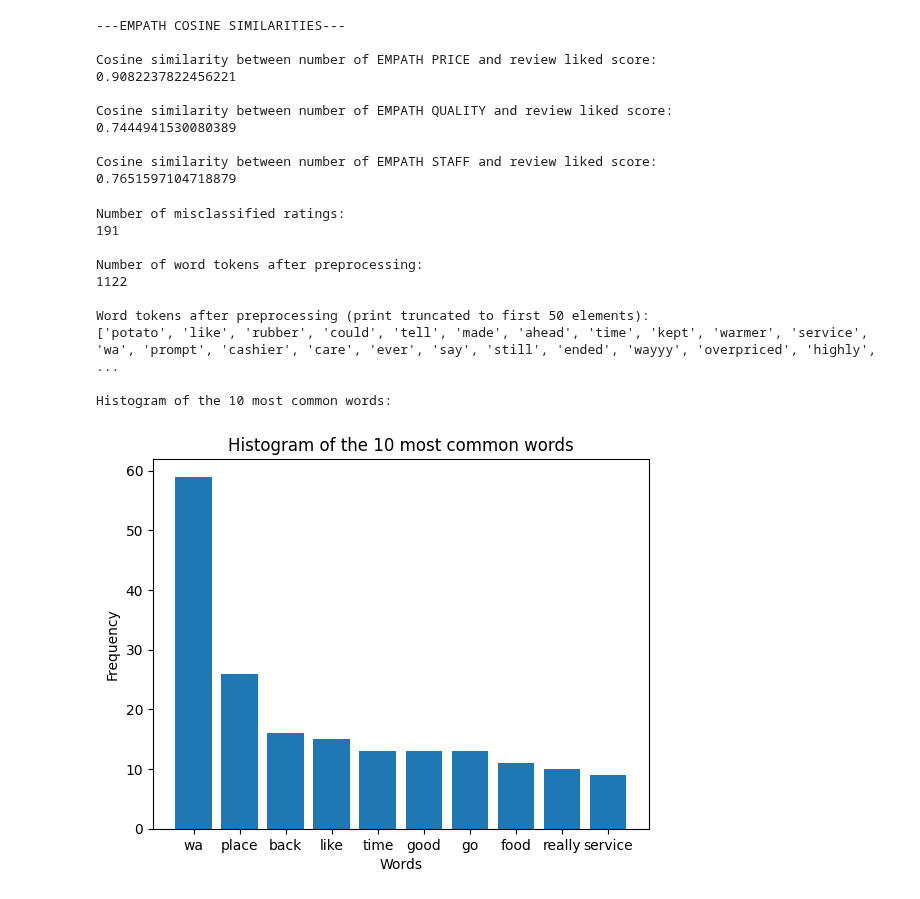
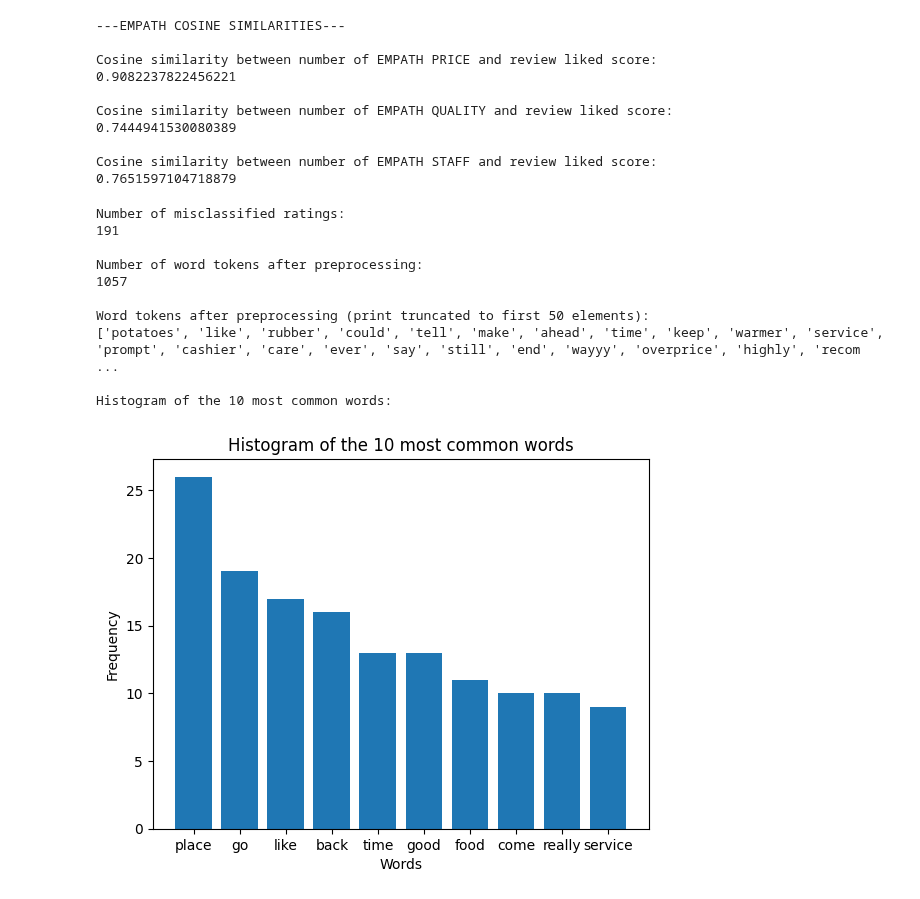
Before and after one commit to VilleKylmamaa/SentimentAnalysisMachineLearning, a Jupyter notebook: Restaurant_Review_Analysis.ipynb, the cells around one changed output. Cells and saved outputs as stored; diff of their text form; code cells hidden in the pictures.

```diff
--- a/Restaurant_Review_Analysis.ipynb
+++ b/Restaurant_Review_Analysis.ipynb
@@ -384,7 +384,7 @@ def pre_process(doc_string):
         words = word_tokenize(sentence.lower())
 
         # Lemmatisation
-        words = [WordNetLemmatizer().lemmatize(word) for word in words]
+        words = [WordNetLemmatizer().lemmatize(word, pos="v") for word in words]
 
         # leave out stopwords and words containing numbers
         words = [
@@ -420,36 +420,36 @@ print("Word tokens after preprocessing (print truncated to first 50 elements):")
 print(misclassified_reviews_preprocessed[:50], "\n")
 
 
 # Collect 10 most common words
 most_common_words = Counter(misclassified_reviews_preprocessed).most_common(10)
 
 # Parse the generated tuples into two different arrays
 words = [word for word, _ in most_common_words]
 counts = [counts for _, counts in most_common_words]
 
 # Plot the words and their frequency
 print("Histogram of the 10 most common words:")
 plt.bar(words, counts)
 plt.title("Histogram of the 10 most common words")
 plt.ylabel("Frequency")
 plt.xlabel("Words")
 plt.show()
 
 
 
 # TODO Word cloud
 # %% [output]
 Number of misclassified ratings:
 191
 
 Number of word tokens after preprocessing:
-1122
+1057
 
 Word tokens after preprocessing (print truncated to first 50 elements):
-['potato', 'like', 'rubber', 'could', 'tell', 'made', 'ahead', 'time', 'kept', 'warmer', 'service', 'wa', 'prompt', 'cashier', 'care', 'ever', 'say', 'still', 'ended', 'wayyy', 'overpriced', 'highly', ...
+['potatoes', 'like', 'rubber', 'could', 'tell', 'make', 'ahead', 'time', 'keep', 'warmer', 'service', 'prompt', 'cashier', 'care', 'ever', 'say', 'still', 'end', 'wayyy', 'overprice', 'highly', 'recom ...
 
 Histogram of the 10 most common words:
-[figure, old version]
+[figure, new version]
 # %%
 """ 9.
 Now we would like to build a machine learning model for sentiment analysis that takes into account the ambiguous
```
